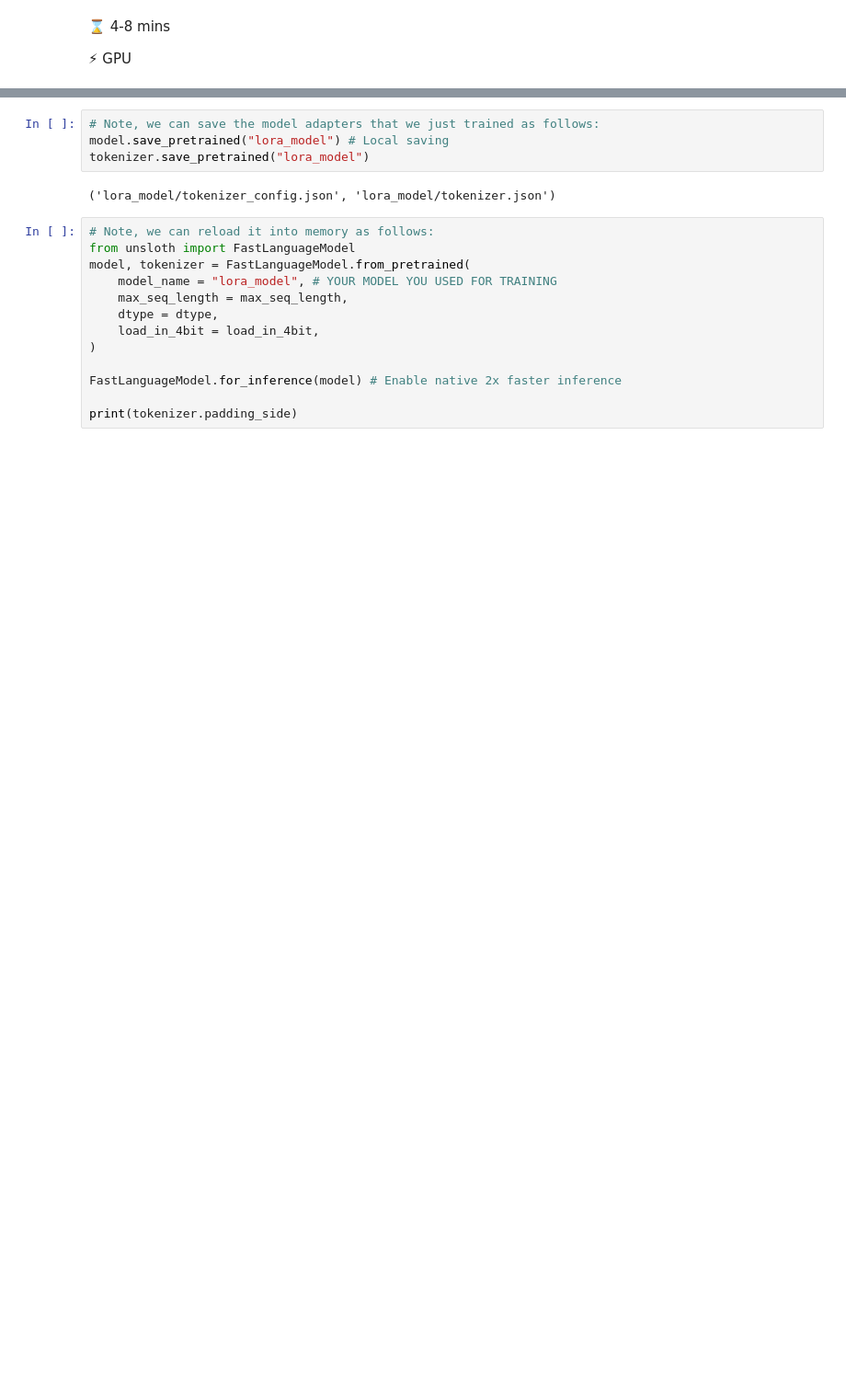
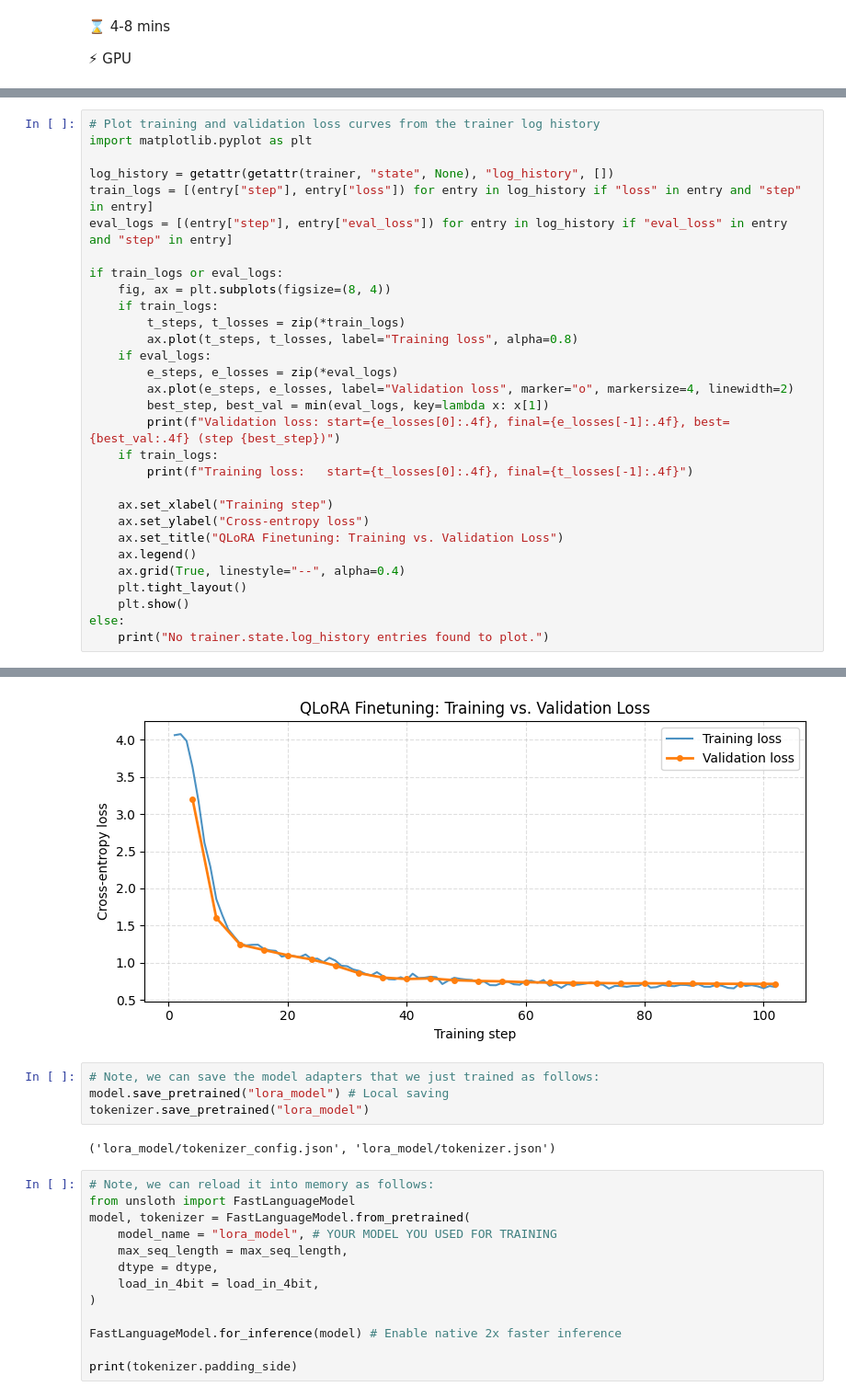
Before and after one commit to syongchaiwat/ML4NLP1-2026-Tutorial-Notebooks, a Jupyter notebook: exercises/ex5/ex5_part1_ping.ipynb, the cells around one changed output, grey strips where cells are left out. Shown at 92% size. Drawn from its saved outputs; the diff is of its cells as text; blank space fills up the shorter version.

```diff
--- a/exercises/ex5/ex5_part1_ping.ipynb
+++ b/exercises/ex5/ex5_part1_ping.ipynb
@@ -1061,0 +1128,31 @@ Unsloth: Saved final adapters to outputs
+# %%
+# Plot training and validation loss curves from the trainer log history
+import matplotlib.pyplot as plt
+
+log_history = getattr(getattr(trainer, "state", None), "log_history", [])
+train_logs = [(entry["step"], entry["loss"]) for entry in log_history if "loss" in entry and "step" in entry]
+eval_logs = [(entry["step"], entry["eval_loss"]) for entry in log_history if "eval_loss" in entry and "step" in entry]
+
+if train_logs or eval_logs:
+    fig, ax = plt.subplots(figsize=(8, 4))
+    if train_logs:
+        t_steps, t_losses = zip(*train_logs)
+        ax.plot(t_steps, t_losses, label="Training loss", alpha=0.8)
+    if eval_logs:
+        e_steps, e_losses = zip(*eval_logs)
+        ax.plot(e_steps, e_losses, label="Validation loss", marker="o", markersize=4, linewidth=2)
+        best_step, best_val = min(eval_logs, key=lambda x: x[1])
+        print(f"Validation loss: start={e_losses[0]:.4f}, final={e_losses[-1]:.4f}, best={best_val:.4f} (step {best_step})")
+    if train_logs:
+        print(f"Training loss:   start={t_losses[0]:.4f}, final={t_losses[-1]:.4f}")
+
+    ax.set_xlabel("Training step")
+    ax.set_ylabel("Cross-entropy loss")
+    ax.set_title("QLoRA Finetuning: Training vs. Validation Loss")
+    ax.legend()
+    ax.grid(True, linestyle="--", alpha=0.4)
+    plt.tight_layout()
+    plt.show()
+else:
+    print("No trainer.state.log_history entries found to plot.")
+# %% [output]
@@ -1062,3 +1161,4 @@ Unsloth: Saved final adapters to outputs
+[figure, added]
 # %%
 # Note, we can save the model adapters that we just trained as follows:
 model.save_pretrained("lora_model") # Local saving
```
Also changed, not shown: parts of 29 cells of this notebook, 17 other files.
